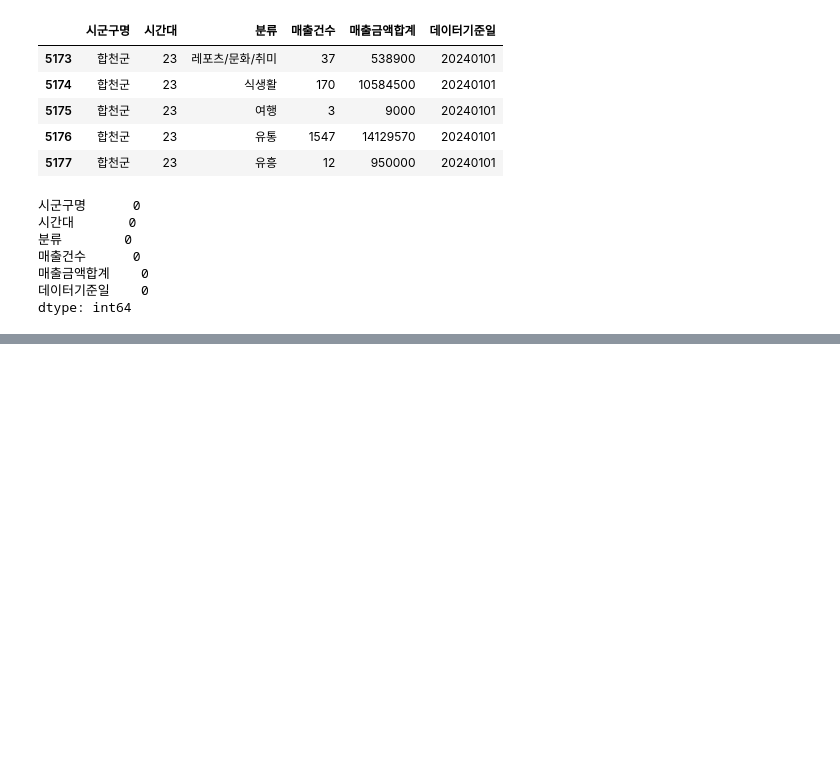
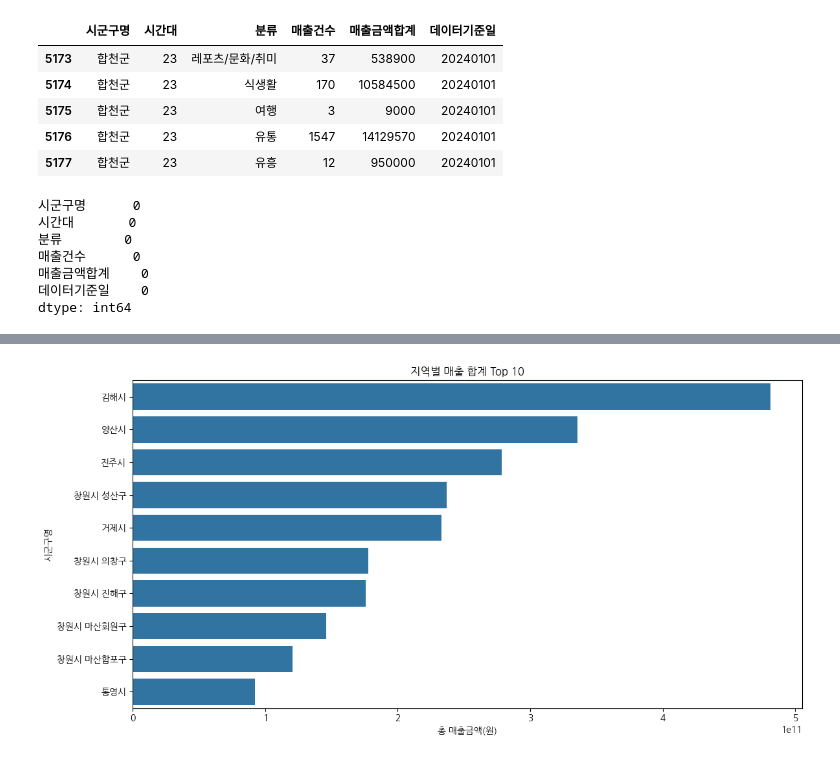
Before and after one commit to JJOK97/gyeongnam-data-finance-analysis, a Jupyter notebook: notebooks/sales_2023_time.ipynb, the cells around one changed output, grey strips where cells are left out. Saved outputs shown, nothing was run; the diff lists cells and outputs as text; code cells hidden in the pictures; blank space fills up the shorter version.

```diff
--- a/notebooks/sales_2023_time.ipynb
+++ b/notebooks/sales_2023_time.ipynb
@@ -71,0 +134,16 @@ dtype: int64
+# %%
+top10_region = (sales_2023_time
+                .groupby('시군구명')['매출금액합계']
+                .sum()
+                .sort_values(ascending=False)
+                .head(10))
+
+plt.figure(figsize=(12,6))
+sns.barplot(x=top10_region.values, y=top10_region.index)
+plt.title('지역별 매출 합계 Top 10')
+plt.xlabel('총 매출금액(원)')
+plt.ylabel('시군구명')
+plt.tight_layout()
+plt.show()
+# %% [output]
+[figure, added]
```
Also changed, not shown: parts of 5 cells of this notebook, 8 other files.
